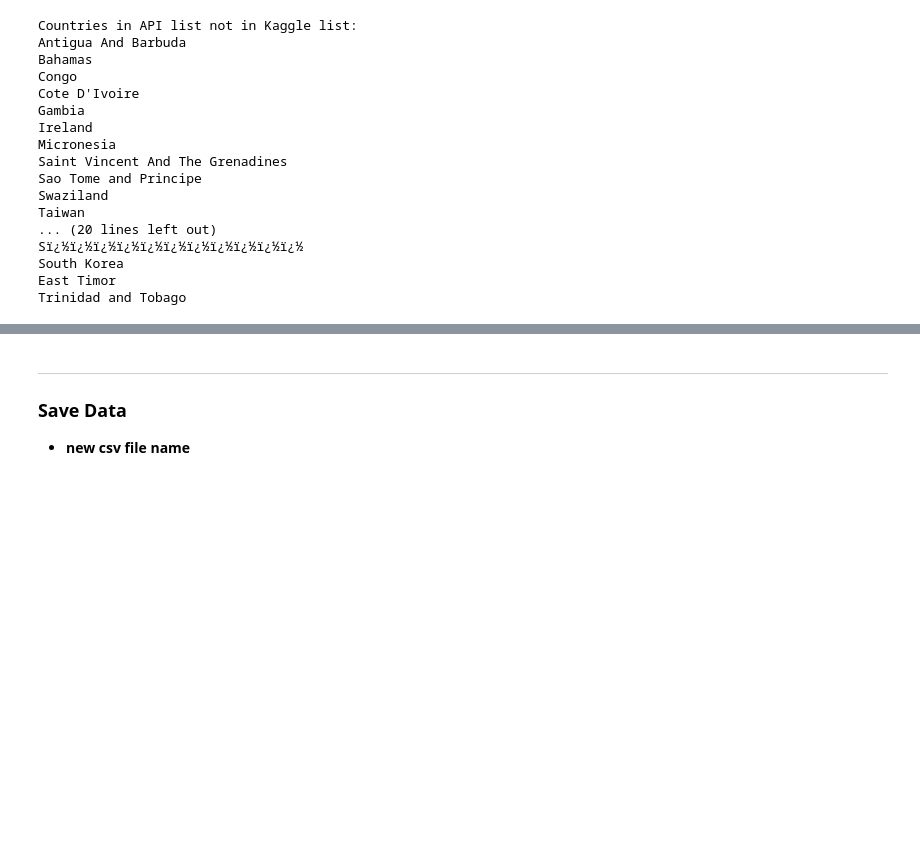
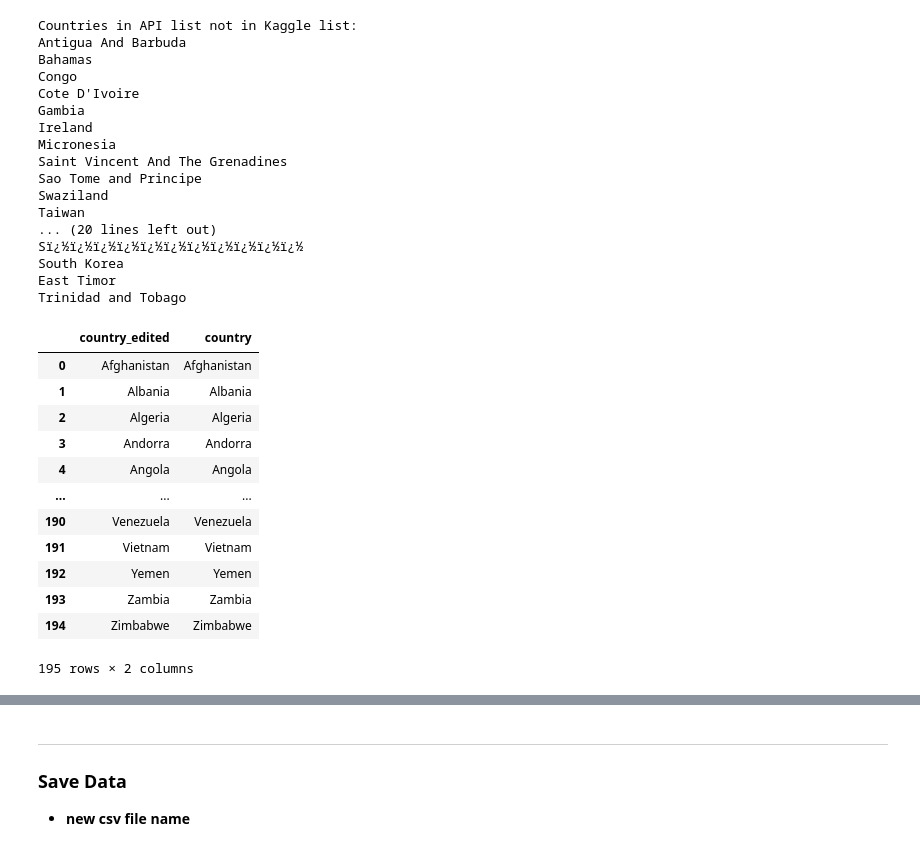
Before and after one commit to nataliebrown22/3250-final-project, a Jupyter notebook: code/notebooks/03_BAIS3250_project_mergingData.ipynb, the cells around one changed output, grey strips where cells are left out. Drawn from its saved outputs; the diff is of its cells as text; code cells hidden in the pictures; blank space fills up the shorter version.

```diff
--- a/code/notebooks/03_BAIS3250_project_mergingData.ipynb
+++ b/code/notebooks/03_BAIS3250_project_mergingData.ipynb
@@ -159,0 +170,20 @@ Trinidad and Tobago
+# %%
+# apply map to kaggle
+kaggle_df['country_edited']=kaggle_df['country'].replace(country_map_kaggle)
+
+# review
+kaggle_df[['country_edited','country']]
+# %% [output]
+|  | country_edited | country |
+| 0 | Afghanistan | Afghanistan |
+| 1 | Albania | Albania |
+| 2 | Algeria | Algeria |
+| 3 | Andorra | Andorra |
+| 4 | Angola | Angola |
+| ... | ... | ... |
+| 190 | Venezuela | Venezuela |
+| 191 | Vietnam | Vietnam |
+| 192 | Yemen | Yemen |
+| 193 | Zambia | Zambia |
+| 194 | Zimbabwe | Zimbabwe |
+195 rows × 2 columns
```
Also changed, not shown: parts of 27 cells of this notebook, 4 other files.
